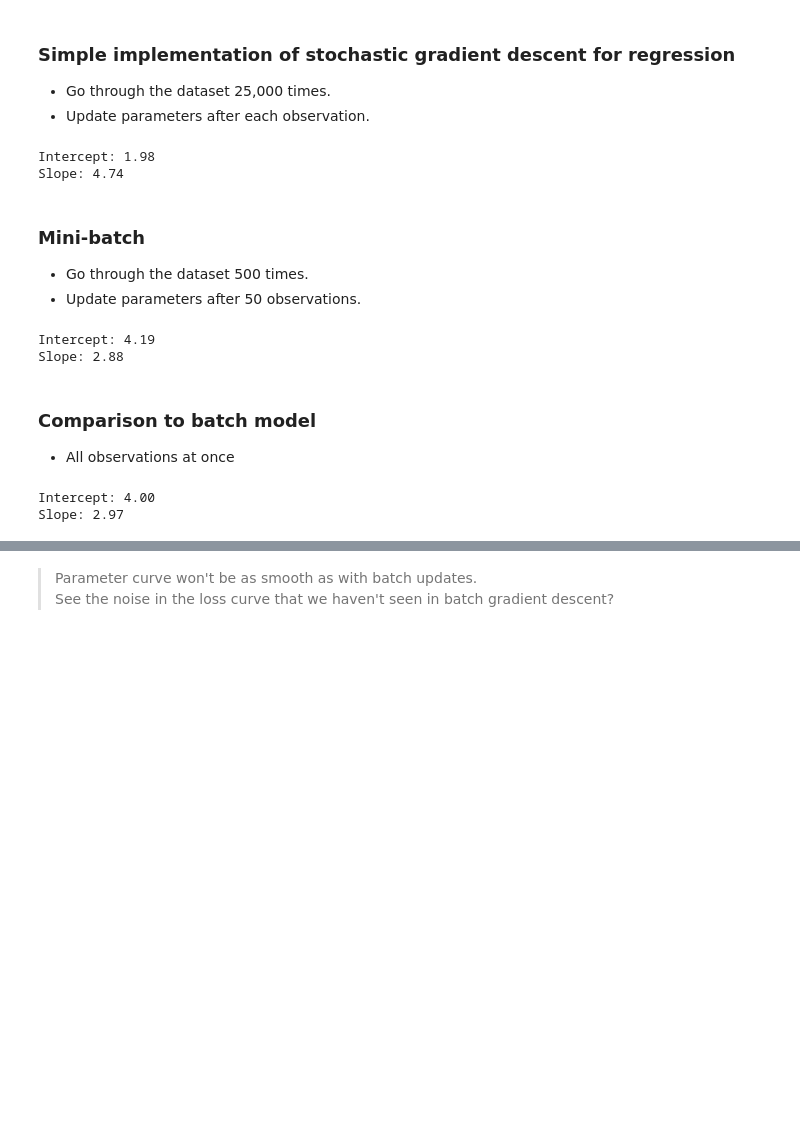
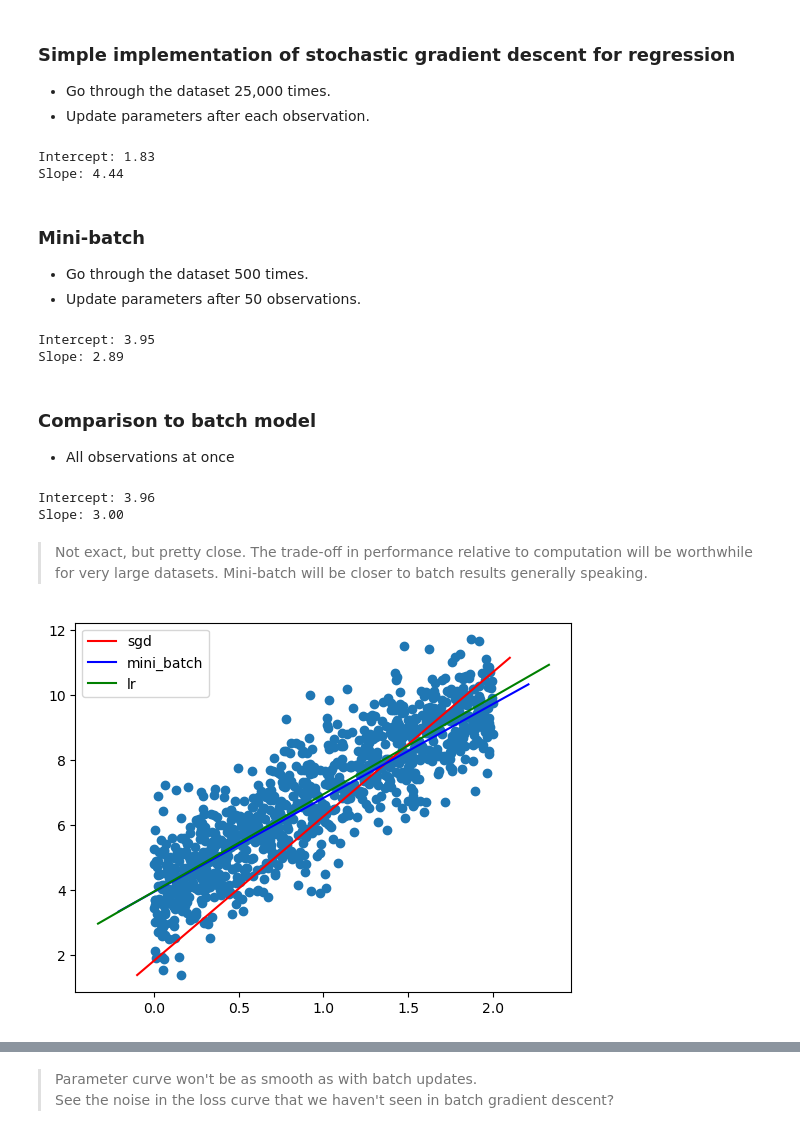
Before and after one commit to Sritejam/DS602_Spring2024, a Jupyter notebook: week12 - online-learning/online-learning-and-sgd.ipynb, the cells around one changed output, grey strips where cells are left out. Drawn from its saved outputs; the diff is of its cells as text; code cells hidden in the pictures; blank space fills up the shorter version.

```diff
--- a/week12 - online-learning/online-learning-and-sgd.ipynb
+++ b/week12 - online-learning/online-learning-and-sgd.ipynb
@@ -273,12 +271,13 @@ for epoch in range(n_epochs):
         eta = learning_schedule(epoch * m + i)
         theta -= eta * gradients
 
-theta1, theta2 = theta
-print(f'Intercept: {float(theta1):.2f}')
-print(f'Slope: {float(theta2):.2f}')
+sgd_intercept, sgd_slope = theta
+
+print(f'Intercept: {float(sgd_intercept):.2f}')
+print(f'Slope: {float(sgd_slope):.2f}')
 # %% [output]
-Intercept: 1.98
-Slope: 4.74
+Intercept: 1.83
+Slope: 4.44
 # %% [markdown]
 ### Mini-batch
 - Go through the dataset 500 times.
@@ -308,12 +307,12 @@ for epoch in range(n_epochs):
         eta = learning_schedule(epoch * m + i)
         theta -= eta * gradients
 
-theta1, theta2 = theta
-print(f'Intercept: {float(theta1):.2f}')
-print(f'Slope: {float(theta2):.2f}')
+sgd_minibatch_intercept, sgd_minibatch_slope = theta
+print(f'Intercept: {float(sgd_minibatch_intercept):.2f}')
+print(f'Slope: {float(sgd_minibatch_slope):.2f}')
 # %% [output]
-Intercept: 4.19
-Slope: 2.88
+Intercept: 3.95
+Slope: 2.89
 # %% [markdown]
 ### Comparison to batch model
 - All observations at once
@@ -321,12 +320,34 @@ Slope: 2.88
 from sklearn.linear_model import LinearRegression
 
 lm = LinearRegression(fit_intercept=False).fit(X_b,y)
-s = lm.coef_[0][0]
-m = lm.coef_[0][1]
+lm_intercept = lm.coef_[0][0]
+lm_slope = lm.coef_[0][1]
 
-print(f'Intercept: {s:.2f}')
-print(f'Slope: {m:.2f}')
+print(f'Intercept: {lm_intercept:.2f}')
+print(f'Slope: {lm_slope:.2f}')
 # %% [output]
-Intercept: 4.00
-Slope: 2.97
+Intercept: 3.96
+Slope: 3.00
+# %% [markdown]
+> Not exact, but pretty close. The trade-off in performance relative to computation will be worthwhile for very large datasets. Mini-batch will be closer to batch results generally speaking.
+# %%
+import matplotlib.pyplot as plt
+import numpy as np
+
+def abline(intercept, slope, color, label):
+    """Plot a line from slope and intercept"""
+    axes = plt.gca()
+    x_vals = np.array(axes.get_xlim())
+    y_vals = intercept + slope * x_vals
+    plt.plot(x_vals, y_vals, color, label=label)
+
+
+plt.scatter(X, y)
+abline(sgd_intercept, sgd_slope, 'r-', 'sgd')
+abline(sgd_minibatch_intercept, sgd_minibatch_slope, 'b-', 'mini_batch')
+abline(lm_intercept, lm_slope, 'g-', 'lr')
+plt.legend()
+plt.show()
+# %% [output]
+[figure, added]
 # %% [markdown]
```
Also changed, not shown: parts of 13 cells of this notebook.
